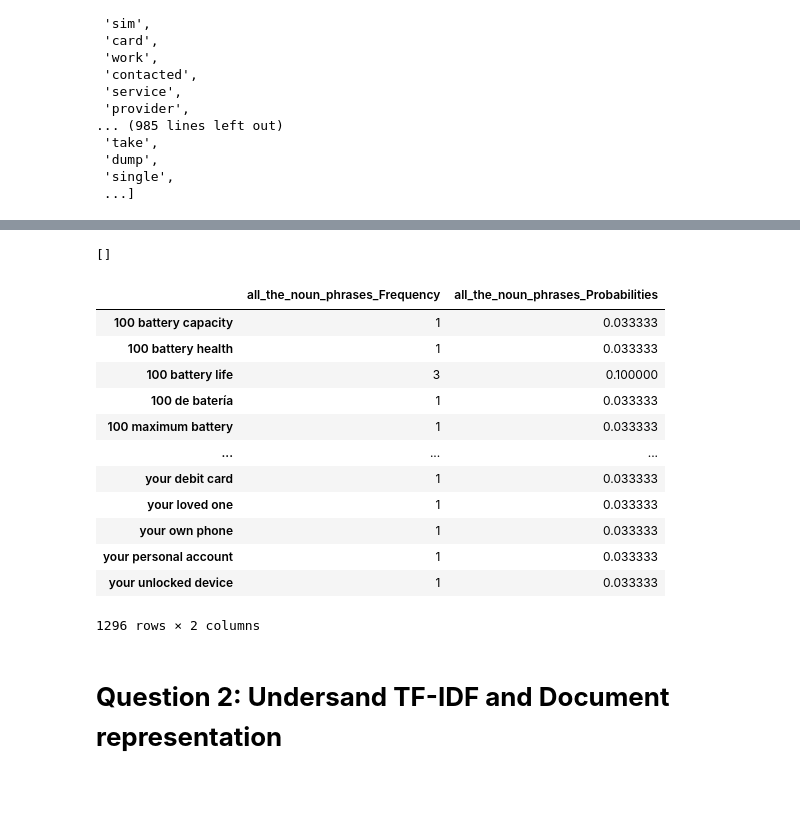
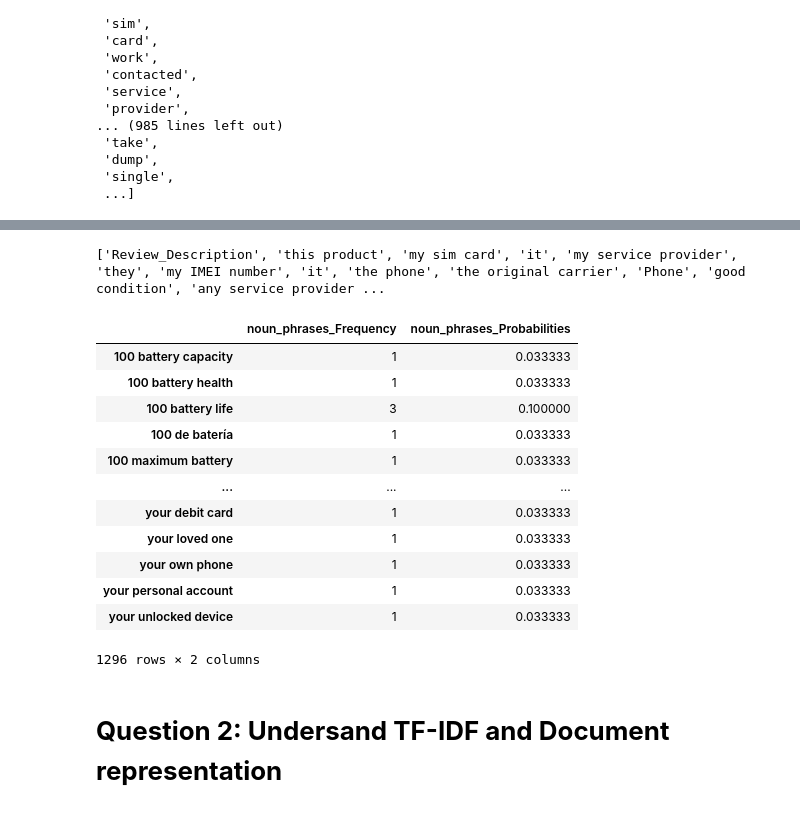
Before and after one commit to RaghuvamsiImadabattuni/Raghu-vamsi_INFO5731_Fall2021, a Jupyter notebook: INFO5731_Assignment_Three_.ipynb, the cells around one changed output, grey strips where cells are left out. Cells and saved outputs as stored; diff of their text form; code cells hidden in the pictures.

```diff
--- a/INFO5731_Assignment_Three_.ipynb
+++ b/INFO5731_Assignment_Three_.ipynb
@@ -151,25 +155,24 @@ op1
 # %%
 #Extracting all noun phrases and their probabilitiese
 import spacy
 from sklearn.feature_extraction.text import CountVectorizer
 nlp = spacy.load("en")
 file = open('/content/Iphone_11_reviewws.csv', 'r', encoding='latin-1' )
 data_file2 = nlp(file.read())
-all_noun_phrases = []
+noun_phrases = []
 for noun in data_file2.noun_chunks:
-  all_noun_phrases.append(noun.text)
-print(all_the_noun_phrases)
-op2 = pd.DataFrame(all_noun_phrases, columns = ['all_noun_phrases'])
-vector_2 = CountVectorizer(ngram_range=(3,3), analyzer='word')
-transform_2 = vector_2.fit_transform(output2['all_the_noun_phrases'].values.astype('U'))
-calculating_frequency_2 = sum(transform_2).toarray()[0]
-op3 = pd.DataFrame(calculating_frequency_2, index=vector2.get_feature_names(), columns=['all_the_noun_phrases_Frequency'])
-op3['all_the_noun_phrases_Probabilities'] = op3 / op3.max()
-#output4 = output3.astype(object).transpose()
-op3
+  noun_phrases.append(noun.text)
+print(noun_phrases)
+np_result = pd.DataFrame(noun_phrases, columns = ['noun_phrases'])
+vector = CountVectorizer(ngram_range=(3,3), analyzer='word')
+transform1 = vector.fit_transform(np_result['noun_phrases'].values.astype('U'))
+frequency = sum(transform1).toarray()[0]
+npp_result = pd.DataFrame(frequency, index=vector.get_feature_names(), columns=['noun_phrases_Frequency'])
+npp_result['noun_phrases_Probabilities'] = npp_result / npp_result.max()
+npp_result
 # %% [output]
-[]
+['Review_Description', 'this product', 'my sim card', 'it', 'my service provider', 'they', 'my IMEI number', 'it', 'the phone', 'the original carrier', 'Phone', 'good condition', 'any service provider ...
-|  | all_the_noun_phrases_Frequency | all_the_noun_phrases_Probabilities |
+|  | noun_phrases_Frequency | noun_phrases_Probabilities |
 | 100 battery capacity | 1 | 0.033333 |
 | 100 battery health | 1 | 0.033333 |
 | 100 battery life | 3 | 0.100000 |
```
Also changed, not shown: parts of 7 cells of this notebook.
